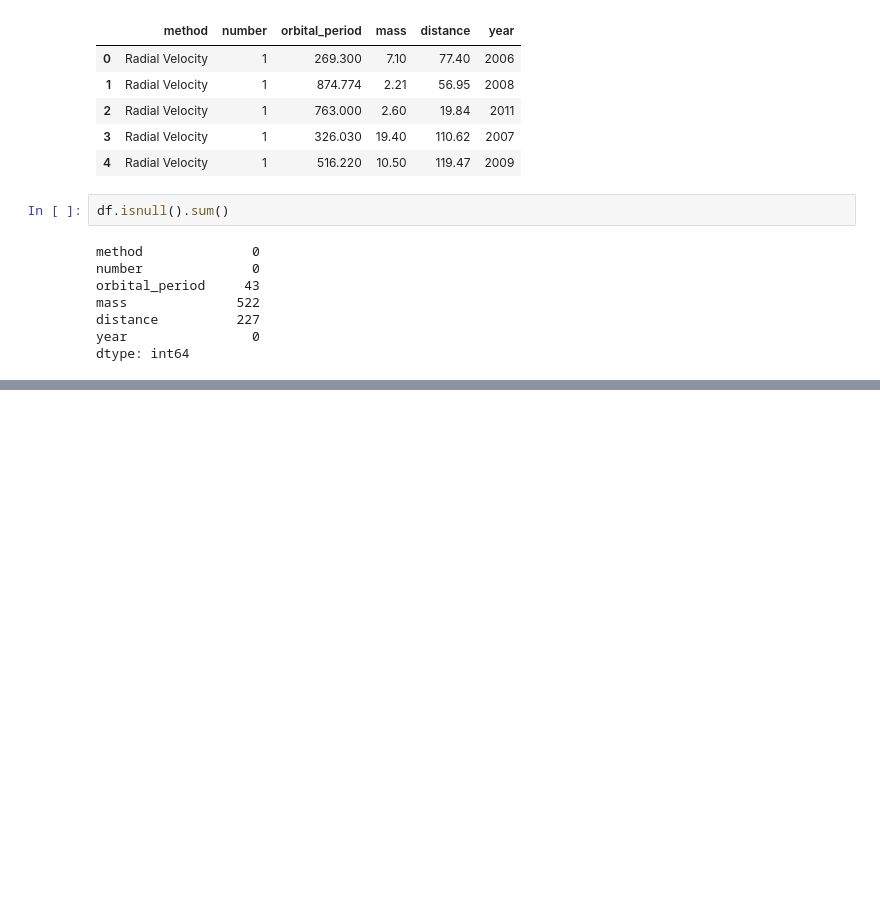
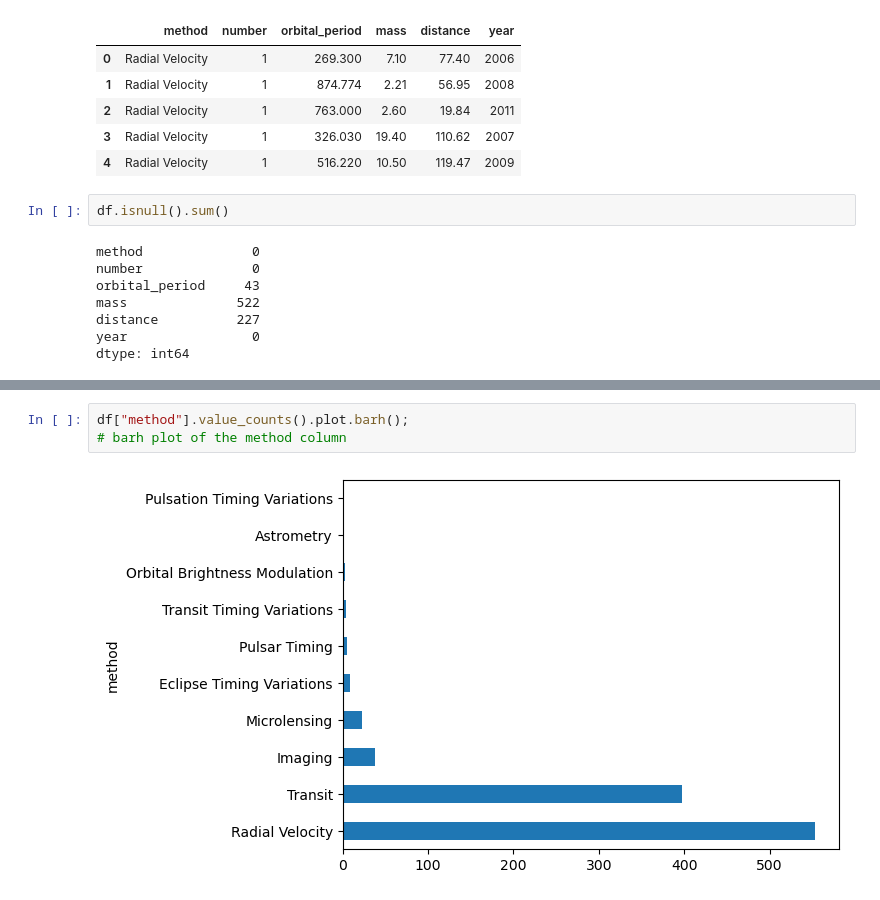
Before and after one commit to Alihanesentas/Exploratory-Data-Analysis, a Jupyter notebook: Day-2.ipynb, the cells around one changed output, grey strips where cells are left out. Cells and saved outputs as stored; diff of their text form; blank space fills up the shorter version.

```diff
--- a/Day-2.ipynb
+++ b/Day-2.ipynb
@@ -84,0 +132,5 @@ dtype: int64
+# %%
+df["method"].value_counts().plot.barh();
+# barh plot of the method column
+# %% [output]
+[figure, added]
```
Also changed, not shown: parts of 8 cells of this notebook.
